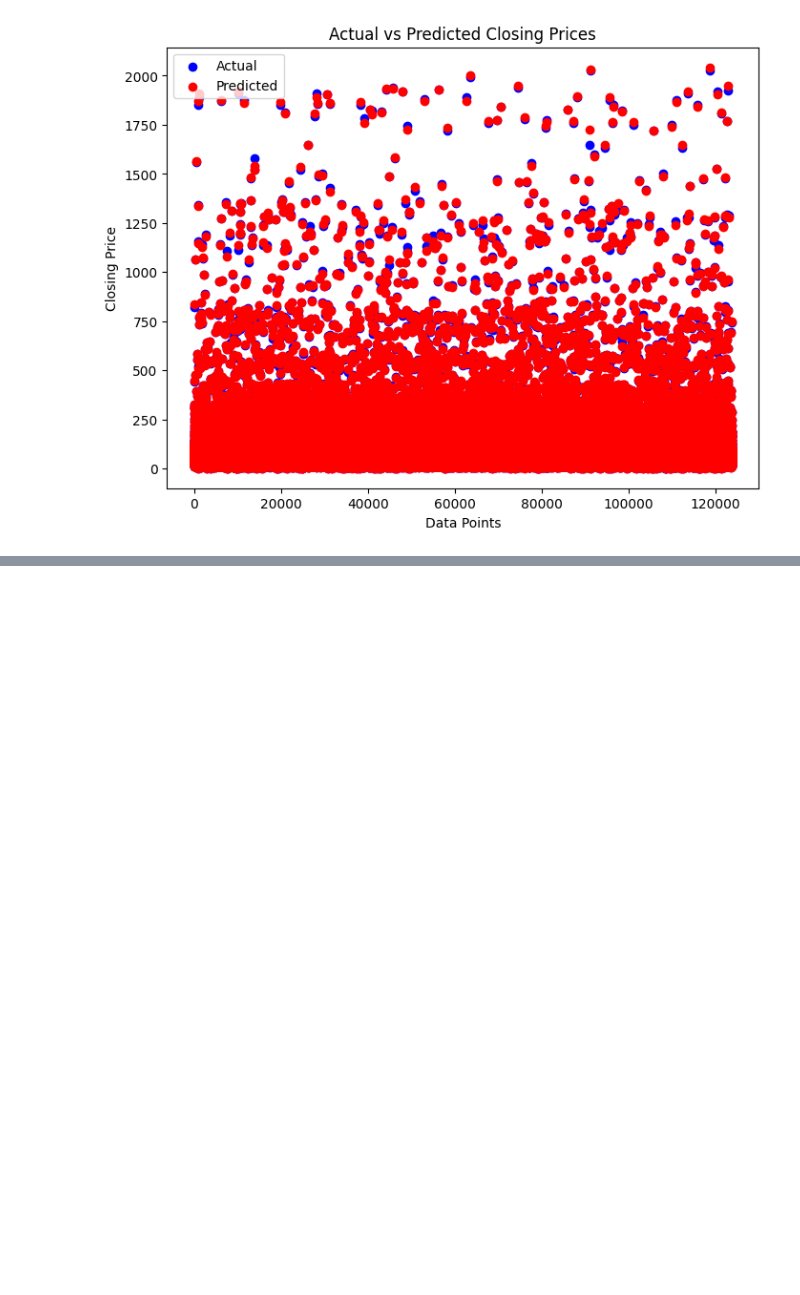
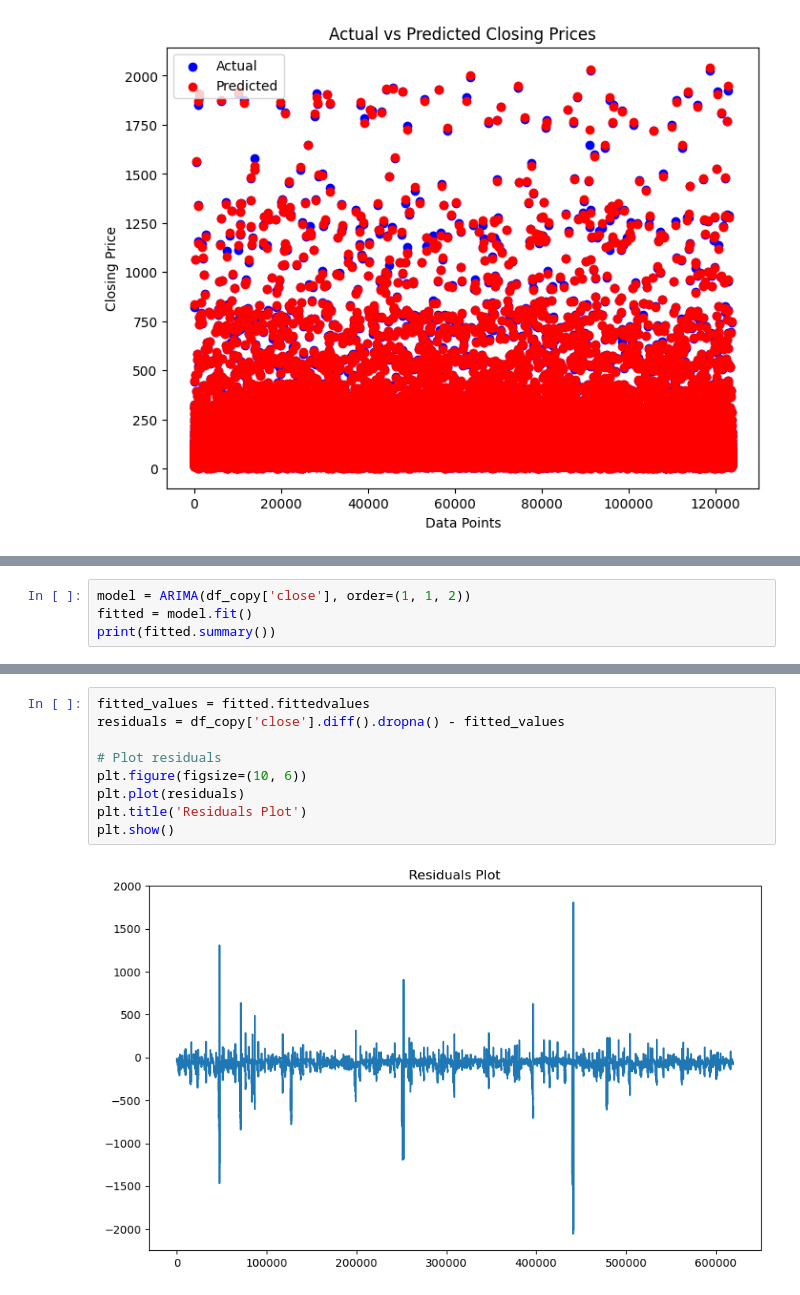
Before and after one commit to paarthvisharma/StockPricePrediction, a Jupyter notebook: StockPrediction.ipynb, the cells around one changed output, grey strips where cells are left out. Saved outputs shown, nothing was run; the diff lists cells and outputs as text; blank space fills up the shorter version.

Commit message:
arima

```diff
--- a/StockPrediction.ipynb
+++ b/StockPrediction.ipynb
@@ -587,0 +667,4 @@ plt.show()
+# %%
+model = ARIMA(df_copy['close'], order=(1, 1, 2))
+fitted = model.fit()
+print(fitted.summary())
@@ -587,0 +689,11 @@ plt.show()
+# %%
+fitted_values = fitted.fittedvalues
+residuals = df_copy['close'].diff().dropna() - fitted_values
+
+# Plot residuals
+plt.figure(figsize=(10, 6))
+plt.plot(residuals)
+plt.title('Residuals Plot')
+plt.show()
+# %% [output]
+[figure, added]
```
Also changed, not shown: parts of 11 cells of this notebook.
